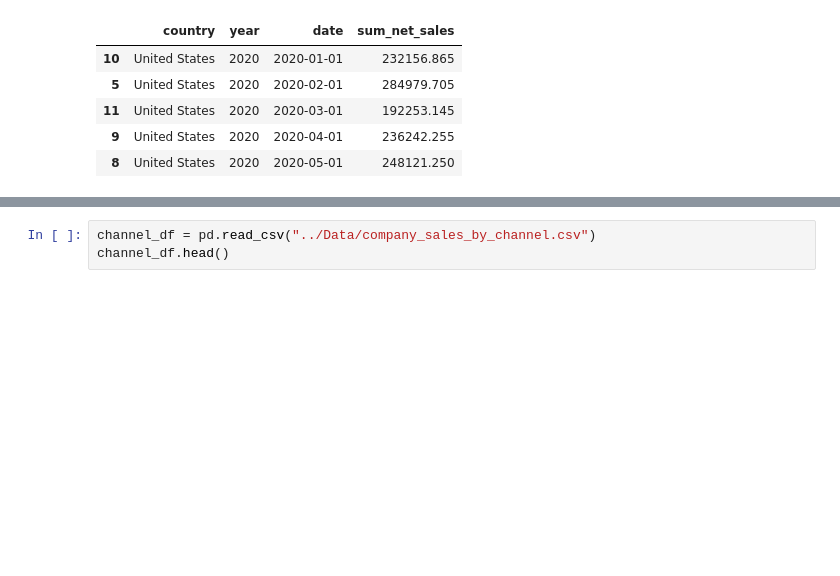
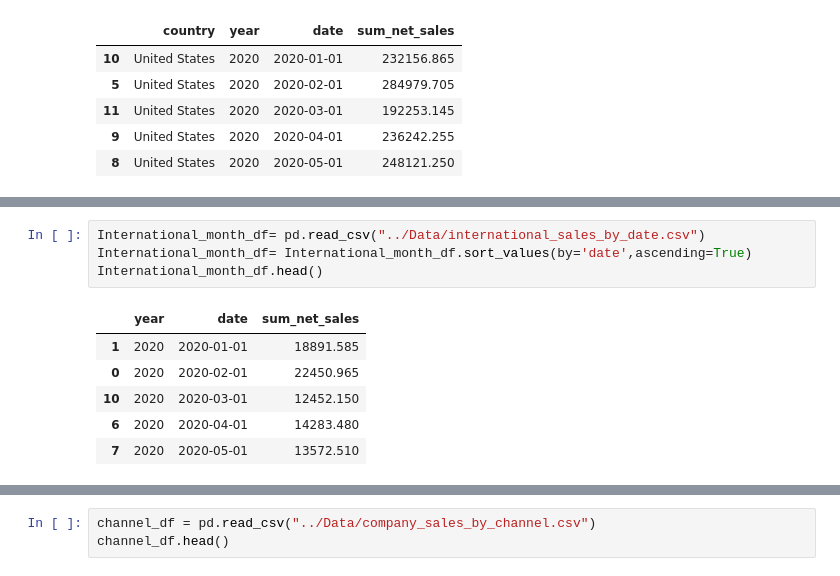
Before and after one commit to linnearice/Vitamin_Ventures, a Jupyter notebook: html/IPYNB/Plots_for_Total_Company_ Line_and_Gauge.ipynb, the cells around one changed output, grey strips where cells are left out. Cells and saved outputs as stored; diff of their text form; blank space fills up the shorter version.

```diff
--- a/html/IPYNB/Plots_for_Total_Company_ Line_and_Gauge.ipynb
+++ b/html/IPYNB/Plots_for_Total_Company_ Line_and_Gauge.ipynb
@@ -175,3 +144,14 @@ fig7.show()
 fig7.write_html("../Graphs/Channels_bar.html")
 # %% [output]
 [interactive output not drawn]
+# %%
+International_month_df= pd.read_csv("../Data/international_sales_by_date.csv")
+International_month_df= International_month_df.sort_values(by='date',ascending=True)
+International_month_df.head()
+# %% [output]
+|  | year | date | sum_net_sales |
+| 1 | 2020 | 2020-01-01 | 18891.585 |
+| 0 | 2020 | 2020-02-01 | 22450.965 |
+| 10 | 2020 | 2020-03-01 | 12452.150 |
+| 6 | 2020 | 2020-04-01 | 14283.480 |
+| 7 | 2020 | 2020-05-01 | 13572.510 |
```
Also changed, not shown: parts of 4 cells of this notebook, 36 other files.
